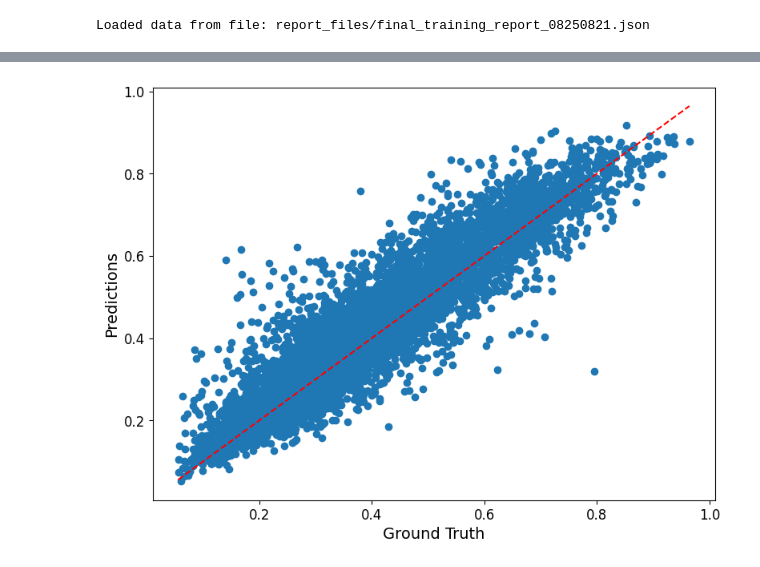
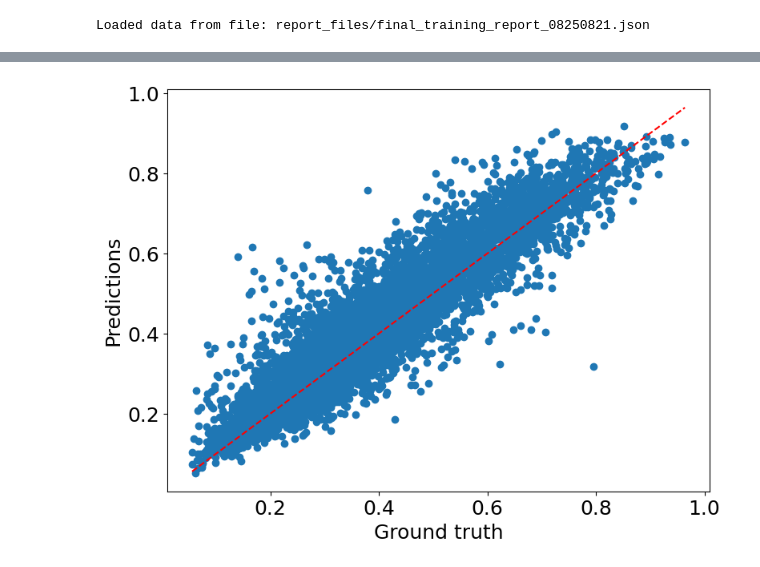
Before and after one commit to Gamified-Coaching-App/coaching_injury_prediction_model, a Jupyter notebook: src/surrogate/report/report.ipynb, the cells around one changed output, grey strips where cells are left out. Drawn from its saved outputs; the diff is of its cells as text; code cells hidden in the pictures.

```diff
--- a/src/surrogate/report/report.ipynb
+++ b/src/surrogate/report/report.ipynb
@@ -152,23 +152,23 @@ with open('report_files/inference_results.json', 'r') as file:
 # %%
 predictions = np.array(inferences['predictions'])
 ground_truth = np.array(inferences['ground_truth'])
 
 plt.figure(figsize=(8, 6))
 
 ground_truth_flat = ground_truth.flatten()
 predictions_flat = predictions.flatten()
 
 plt.scatter(ground_truth_flat, predictions_flat)
 plt.plot([min(ground_truth_flat), max(ground_truth_flat)],
          [min(ground_truth_flat), max(ground_truth_flat)],
          'r--')
 
-plt.xlabel('Ground Truth', fontsize=14)
-plt.ylabel('Predictions', fontsize=14)
-plt.xticks(fontsize=12)
-plt.yticks(fontsize=12)
+plt.xlabel('Ground truth', fontsize=18)
+plt.ylabel('Predictions', fontsize=18)
+plt.xticks(fontsize=18)
+plt.yticks(fontsize=18)
 
 plt.tight_layout()
 plt.show()
 # %% [output]
-[figure, old version]
+[figure, new version]
```
Also changed, not shown: parts of 3 cells of this notebook.
